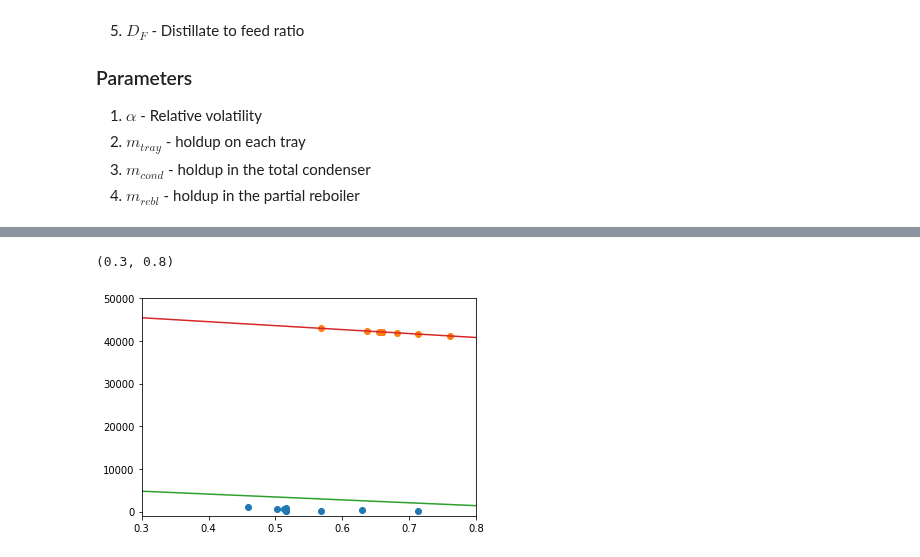
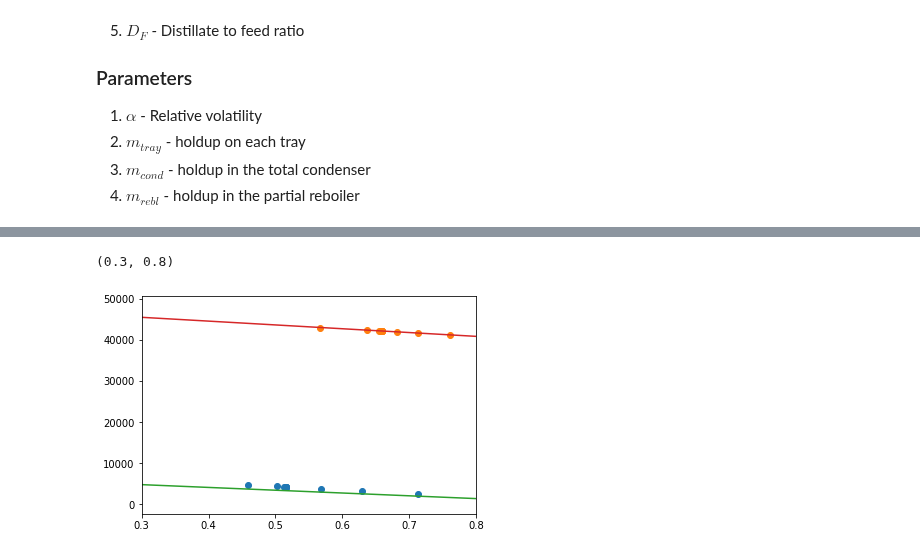
Before and after one commit to albertmitchell3/Distillation_Column, a Jupyter notebook: Basic Distillation Column/Model_2_Energy_Approximation.ipynb, the cells around one changed output, grey strips where cells are left out. Cells and saved outputs as stored; diff of their text form; code cells hidden in the pictures.

Commit message:
Energy balance produces a steady state.
No longer overspecified.

```diff
--- a/Basic Distillation Column/Model_2_Energy_Approximation.ipynb
+++ b/Basic Distillation Column/Model_2_Energy_Approximation.ipynb
@@ -377,0 +380,8 @@ array([-2394.,     0.,     0.,     0.,     0.,     0.,     0.,     0.,
+# %%
+def heat_loss(plates):
+    h_loss = np.zeros(plates)
+    for i in range(len(h_loss)):
+        h_loss[i] = 200
+    return h_loss
+
+heat_loss(plates)
@@ -381,10 +394,10 @@ array([-2394.,     0.,     0.,     0.,     0.,     0.,     0.,     0.,
 def mass_DE(t,var):
 
     # values for compositon and temperature is fed as a 1-D array and reshaped
-    x,T = np.reshape(var,(2,-1))
+    x,h = np.reshape(var,(2,-1))
 
     xi = np.asarray(x)
-    Ti = np.asarray(T)
+    hi = np.asarray(h)
 
     L1 = R_r*D
     V = L1 + D
@@ -393,8 +406,8 @@ def mass_DE(t,var):
     R = V - L1
     BU = L2 - V
 
-    yi = vle_data(xi) # change to vle_data() for interpolation of vapour liquid equilibrium
-
+#     yi = rel_vol(xi) # change to vle_data() for interpolation of vapour liquid equilibrium
+    yi = vle_data(xi)
 
     if t<15:
         feedplate = 4
@@ -411,21 +424,18 @@ def mass_DE(t,var):
     dxdt = 1/holdup_vec * (V*(y1[0] - y1[1]) + flow1*x1[0] - flow2*x1[1] + feed1*xF  - feed2*xi)
 
 
-    HL,HL1, HL2, HV, HV1, HV2, Hi_F = H(xi,yi)
+    HL,HL1, HL2, HV, HV1, HV2, Hi_F = H(hi,xi,yi)
+    h_loss = heat_loss(plates)
 #     CPi = Cp(xi)
 
-    duty_vector = duty(plates,feedplate,cond_duty(2.53,28),rebl_duty(0.295,100))
-#     duty_vector = duty(plates,feedplate,0,0)
-
+    duty_vector = duty(plates,cond_duty(V,xi,yi),rebl_duty(V,xi,yi))
 
 #      Energy balance with coolprops
 
+    dhdt = 1/(holdup_vec)*( V*(HV1 - HV2) + flow1*HL1 - flow2*HL2 + feed1*HL - feed2*HL + F*Hi_F + duty_vector  )
 
-    dTdt = 1/(holdup_vec*14.0800)*( V*(HV1 - HV2) + flow1*HL1 - flow2*HL2 + feed1*HL - feed2*HL + F*Hi_F + duty_vector )
 
-#     dTdt = np.zeros(len(Ti))  # Unhash this to just use mass balance
-
-    didt = np.concatenate([dxdt, dTdt])
+    didt = np.concatenate([dxdt, dhdt])
 
     return didt
 # %%
@@ -454,10 +464,11 @@ feedplate = 4
 2. $m_{rebl}$ - holdup in the partial reboiler
 # %%
 init_comp = np.array([0.1, 0.1, 0.1, 0.1, 0.1, 0.1, 0.1, 0.1, 0.1, 0.1, 0.1, 0.1])
-init_temp = np.array([303,303,303,303,303,303,303,303,303,303,303,303])
+init_enth = np.array([6131.743869551,6131.743869551,36131.743869551,6131.743869551,6131.743869551,6131.743869551,
+                      6131.743869551,6131.743869551,6131.743869551,6131.743869551,6131.743869551,6131.743869551])
 
 
-init = np.concatenate([init_comp,init_temp])
+init = np.concatenate([init_comp,init_enth])
 
 x,T = np.reshape(init,(2,-1))
 print(x)
@@ -468,5 +481,5 @@ print(T)
 # %%
-init = np.concatenate([init_comp,init_temp])
+init = np.concatenate([init_comp,init_enth])
 # %%
 F = 1 # Feed on plate 3
 D =0.5
@@ -540,14 +553,14 @@ array([0.76095349, 0.71332216, 0.68154477, 0.65866201, 0.65866109,
 # %%
 plt.plot(sol_x,sol_H,"o")
 plt.plot(sol_y,HV,"o")
 
 xi = np.linspace(0.01,0.99,100)
 yi = np.linspace(0.01,0.99,100)
 
 plt.plot(xi,liquid_enthalpy(xi))
 plt.plot(yi,vapour_enthalpy(yi))
-plt.ylim(-1000,50000)
+# plt.ylim(-1000,50000)
 plt.xlim(0.3,0.8)
 # %% [output]
 (0.3, 0.8)
-[figure, old version]
+[figure, new version]
```
Also changed, not shown: parts of 21 cells of this notebook.
